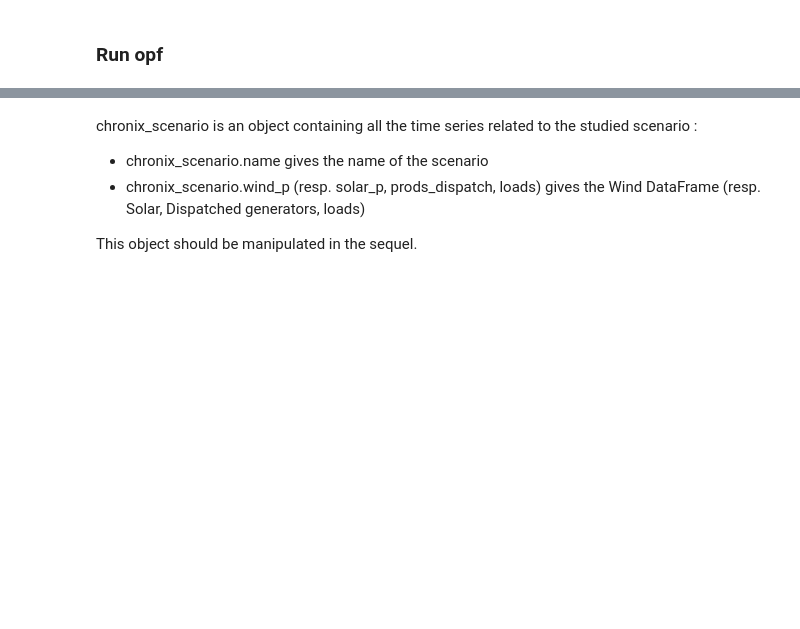
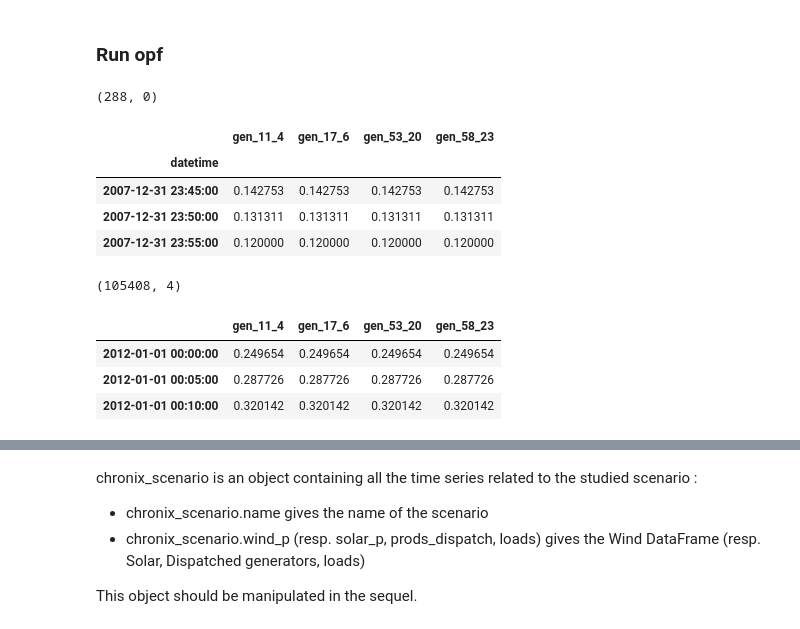
Before and after one commit to Grid2op/chronix2grid, a Jupyter notebook: chronix2grid/GetGridGenLoadRenewables.ipynb, the cells around one changed output, grey strips where cells are left out. Cells and saved outputs as stored; diff of their text form; code cells hidden in the pictures; blank space fills up the shorter version.

Commit message:
Add french hydro pattern ask by Antoine

```diff
--- a/chronix2grid/GetGridGenLoadRenewables.ipynb
+++ b/chronix2grid/GetGridGenLoadRenewables.ipynb
@@ -227,3 +323,18 @@ params = {'step_opf_min': 5,
           'mode_opf': 'month',
           'reactive_comp': 1.025,
 }
+# %%
+dts = pd.DataFrame(index=pd.date_range(start='2012-01-01 00:00', periods=105408, freq='5min'))
+dts.loc['2012-02-29'].shape
+# %% [output]
+(288, 0)
+# %%
+french_hydro = pd.read_csv('generation/input/patterns/hydro_french_pattern.csv', usecols=[0,1,2,3,4])
+french_hydro.set_index('datetime', inplace=True)
+french_hydro.tail(3)
+# %% [output]
+|  | gen_11_4 | gen_17_6 | gen_53_20 | gen_58_23 |
+| datetime |  |  |  |  |
+| 2007-12-31 23:45:00 | 0.142753 | 0.142753 | 0.142753 | 0.142753 |
+| 2007-12-31 23:50:00 | 0.131311 | 0.131311 | 0.131311 | 0.131311 |
+| 2007-12-31 23:55:00 | 0.120000 | 0.120000 | 0.120000 | 0.120000 |
@@ -229,0 +343,15 @@ params = {'step_opf_min': 5,
+# %%
+full_hydro = pd.concat([french_hydro.loc['2007-01-01':'2007-02-29'].reset_index(drop=True),
+                        pd.DataFrame(np.nan, index=np.arange(dts.loc['2012-02-29'].shape[0]), columns=cols),
+                        french_hydro.loc['2007-03-01':'2008-01-01'].reset_index(drop=True)], axis=0, ignore_index=True)
+full_hydro.shape
+# %% [output]
+(105408, 4)
+# %%
+full_hydro.index = dts.index
+full_hydro.head(3)
+# %% [output]
+|  | gen_11_4 | gen_17_6 | gen_53_20 | gen_58_23 |
+| 2012-01-01 00:00:00 | 0.249654 | 0.249654 | 0.249654 | 0.249654 |
+| 2012-01-01 00:05:00 | 0.287726 | 0.287726 | 0.287726 | 0.287726 |
+| 2012-01-01 00:10:00 | 0.320142 | 0.320142 | 0.320142 | 0.320142 |
```
Also changed, not shown: parts of 25 cells of this notebook, 30 other files.
